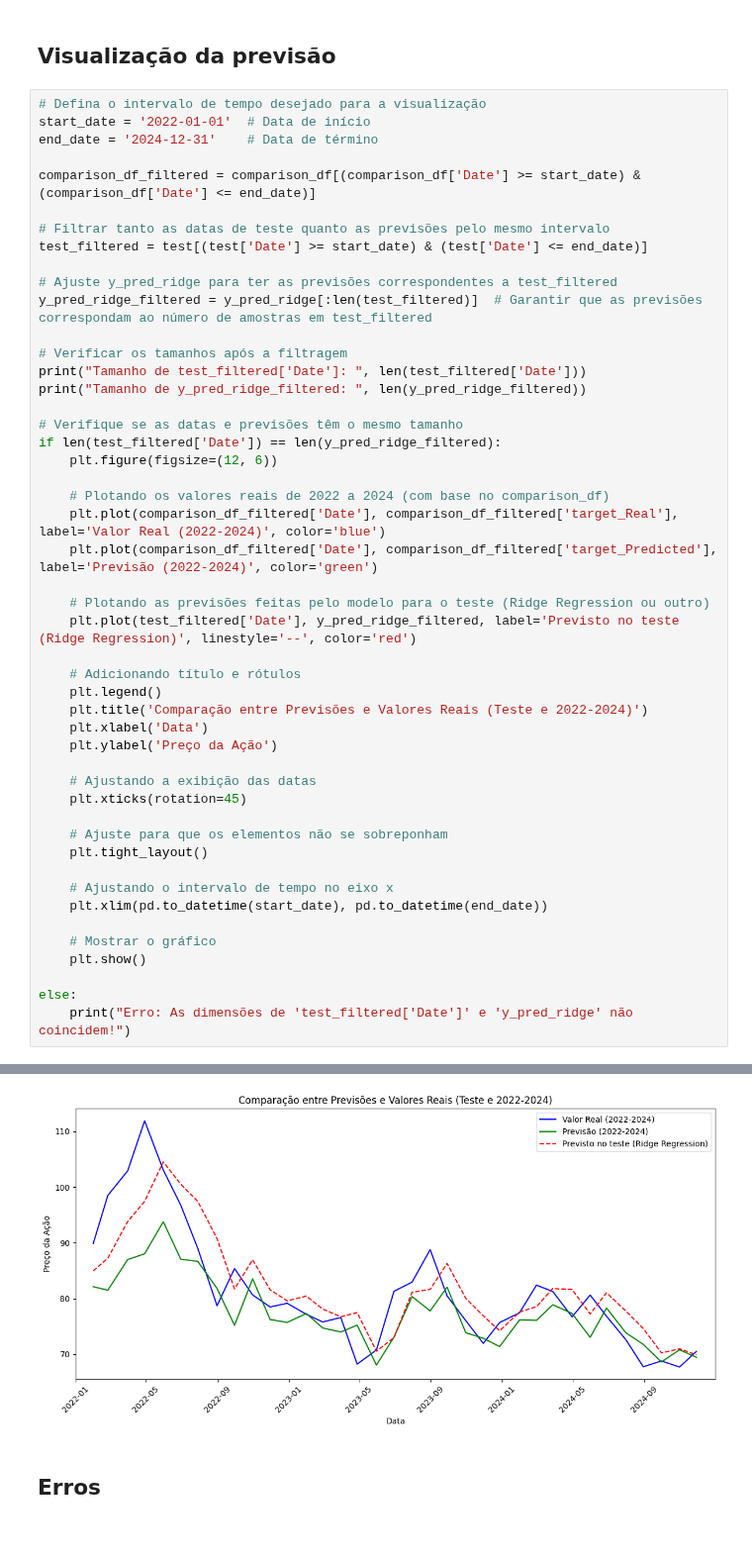
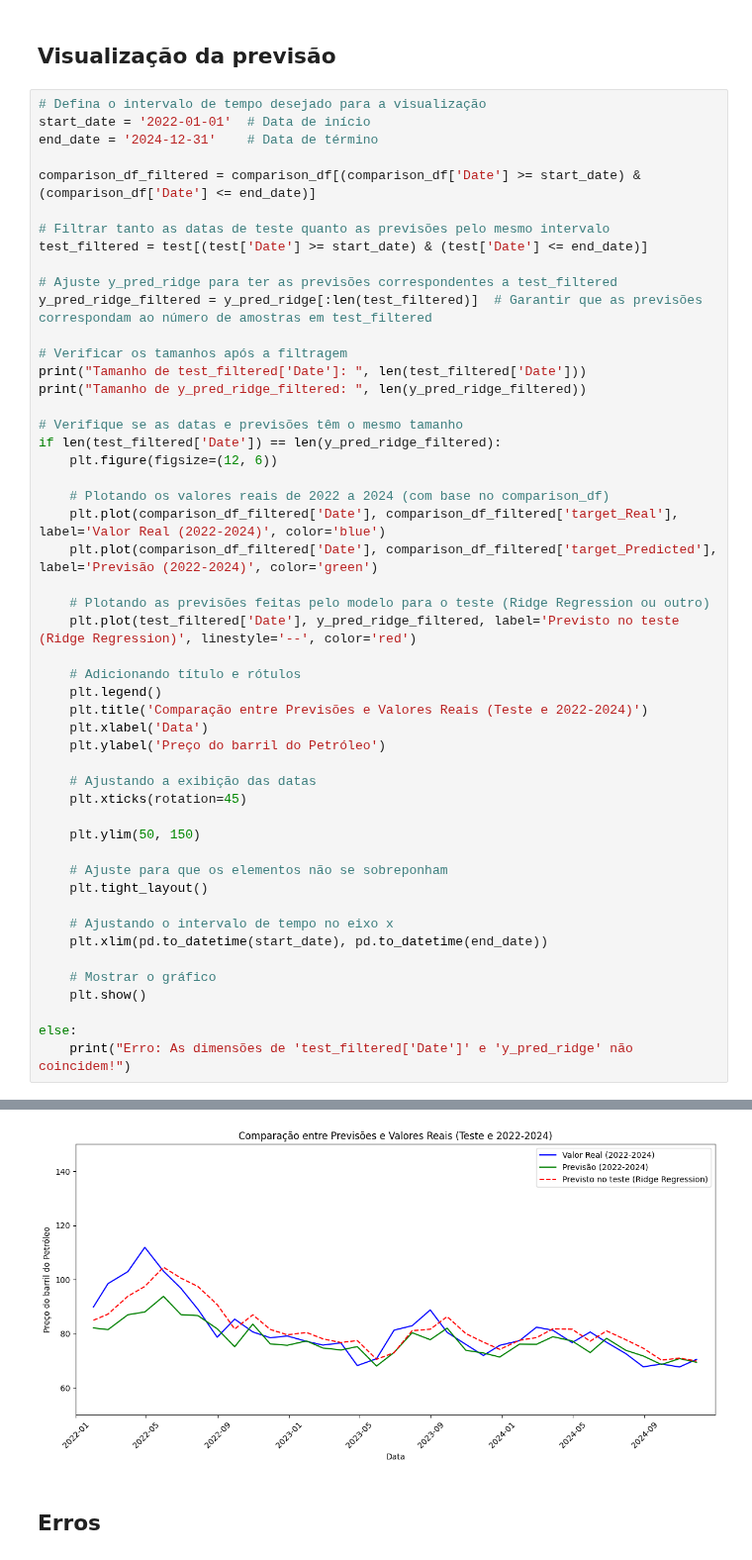
Before and after one commit to Juanpcsdev/Oil-Stock-Project, a Jupyter notebook: Notebooks/Analise/analisePreditiva_petro.ipynb, the cells around one changed output, grey strips where cells are left out. Shown at 99% size. Saved outputs shown, nothing was run; the diff lists cells and outputs as text.

```diff
--- a/Notebooks/Analise/analisePreditiva_petro.ipynb
+++ b/Notebooks/Analise/analisePreditiva_petro.ipynb
@@ -1019,35 +1019,37 @@ if len(test_filtered['Date']) == len(y_pred_ridge_filtered):
 
     # Plotando os valores reais de 2022 a 2024 (com base no comparison_df)
     plt.plot(comparison_df_filtered['Date'], comparison_df_filtered['target_Real'], label='Valor Real (2022-2024)', color='blue')
     plt.plot(comparison_df_filtered['Date'], comparison_df_filtered['target_Predicted'], label='Previsão (2022-2024)', color='green')
 
     # Plotando as previsões feitas pelo modelo para o teste (Ridge Regression ou outro)
     plt.plot(test_filtered['Date'], y_pred_ridge_filtered, label='Previsto no teste (Ridge Regression)', linestyle='--', color='red')
 
     # Adicionando título e rótulos
     plt.legend()
     plt.title('Comparação entre Previsões e Valores Reais (Teste e 2022-2024)')
     plt.xlabel('Data')
-    plt.ylabel('Preço da Ação')
+    plt.ylabel('Preço do barril do Petróleo')
 
     # Ajustando a exibição das datas
     plt.xticks(rotation=45)
+
+    plt.ylim(50, 150)
 
     # Ajuste para que os elementos não se sobreponham
     plt.tight_layout()
 
     # Ajustando o intervalo de tempo no eixo x
     plt.xlim(pd.to_datetime(start_date), pd.to_datetime(end_date))
 
     # Mostrar o gráfico
     plt.show()
 
 else:
     print("Erro: As dimensões de 'test_filtered['Date']' e 'y_pred_ridge' não coincidem!")
 # %% [output]
 Tamanho de test_filtered['Date']:  35
 Tamanho de y_pred_ridge_filtered:  35
-[figure, old version]
+[figure, new version]
 # %% [markdown]
 ## Erros
 # %%
```
Also changed, not shown: 2 other files.
